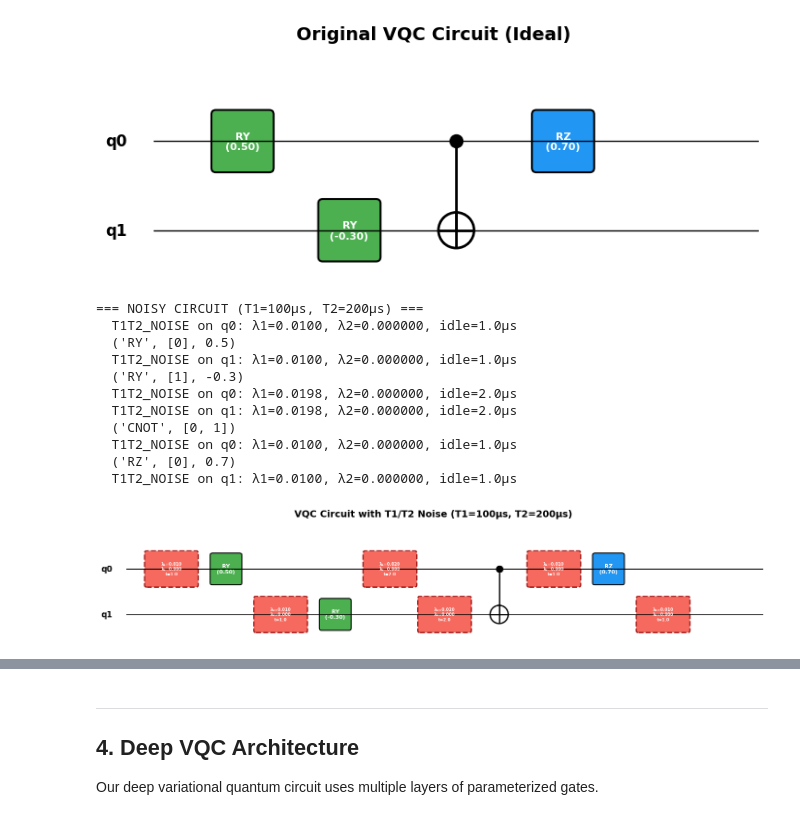
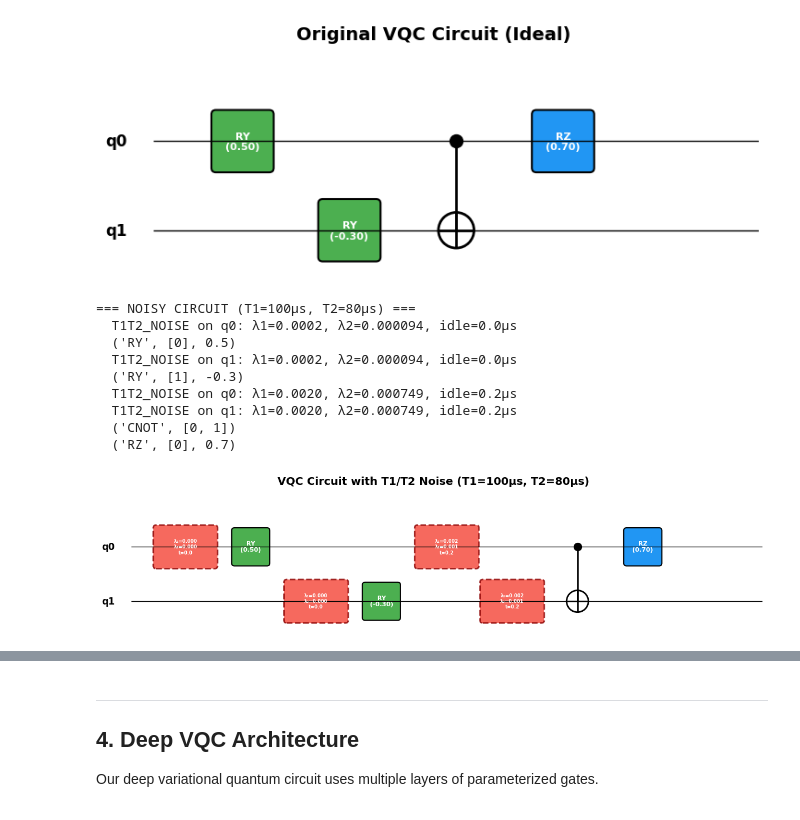
Before and after one commit to arihunter/COMPSCI648-Project, a Jupyter notebook: demos/circuit_visualization.ipynb, the cells around one changed output, grey strips where cells are left out. Saved outputs shown, nothing was run; the diff lists cells and outputs as text; code cells hidden in the pictures.

```diff
--- a/demos/circuit_visualization.ipynb
+++ b/demos/circuit_visualization.ipynb
@@ -409,37 +424,34 @@ plt.show()
 # %%
 # Add T1/T2 noise to the circuit
 T1 = 100  # microseconds (typical for superconducting qubits)
-T2 = 200
+T2 = 80
 
 noisy_circuit = add_time_based_noise(
     circuit=vqc_circuit,
     num_qubits=n_qubits,
     T1=T1,
     T2=T2,
-    gate_durations=gate_durations
 )
 
 print(f"=== NOISY CIRCUIT (T1={T1}μs, T2={T2}μs) ===")
 for op in noisy_circuit:
     if op[0] == 'T1T2_NOISE':
         print(f"  {op[0]} on q{op[1][0]}: λ1={op[2]:.4f}, λ2={op[3]:.6f}, idle={op[4]:.1f}μs")
     else:
         print(f"  {op}")
 
 draw_circuit(noisy_circuit, n_qubits,
              title=f"VQC Circuit with T1/T2 Noise (T1={T1}μs, T2={T2}μs)",
              figsize=(14, 3))
 plt.show()
 # %% [output]
-=== NOISY CIRCUIT (T1=100μs, T2=200μs) ===
-  T1T2_NOISE on q0: λ1=0.0100, λ2=0.000000, idle=1.0μs
+=== NOISY CIRCUIT (T1=100μs, T2=80μs) ===
+  T1T2_NOISE on q0: λ1=0.0002, λ2=0.000094, idle=0.0μs
   ('RY', [0], 0.5)
-  T1T2_NOISE on q1: λ1=0.0100, λ2=0.000000, idle=1.0μs
+  T1T2_NOISE on q1: λ1=0.0002, λ2=0.000094, idle=0.0μs
   ('RY', [1], -0.3)
-  T1T2_NOISE on q0: λ1=0.0198, λ2=0.000000, idle=2.0μs
-  T1T2_NOISE on q1: λ1=0.0198, λ2=0.000000, idle=2.0μs
+  T1T2_NOISE on q0: λ1=0.0020, λ2=0.000749, idle=0.2μs
+  T1T2_NOISE on q1: λ1=0.0020, λ2=0.000749, idle=0.2μs
   ('CNOT', [0, 1])
-  T1T2_NOISE on q0: λ1=0.0100, λ2=0.000000, idle=1.0μs
   ('RZ', [0], 0.7)
-  T1T2_NOISE on q1: λ1=0.0100, λ2=0.000000, idle=1.0μs
-[figure, old version]
+[figure, new version]
```
Also changed, not shown: parts of 22 cells of this notebook, 4 other files.
